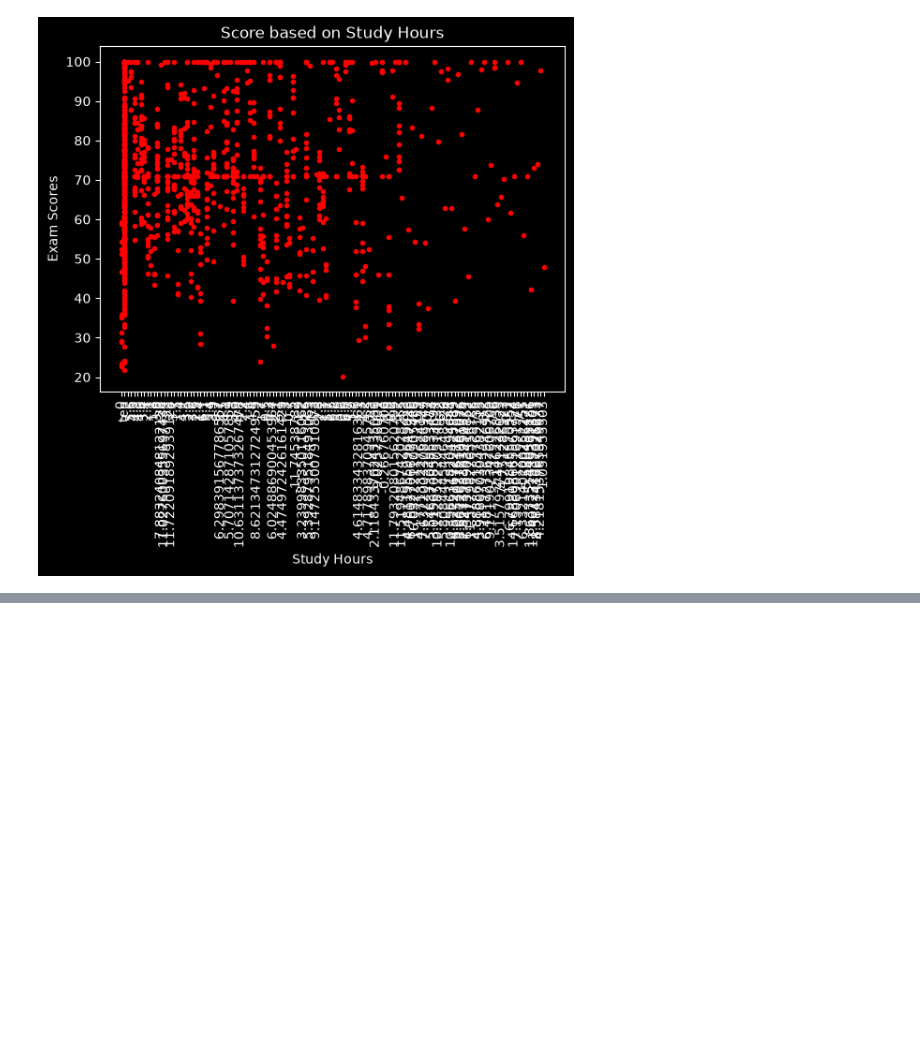
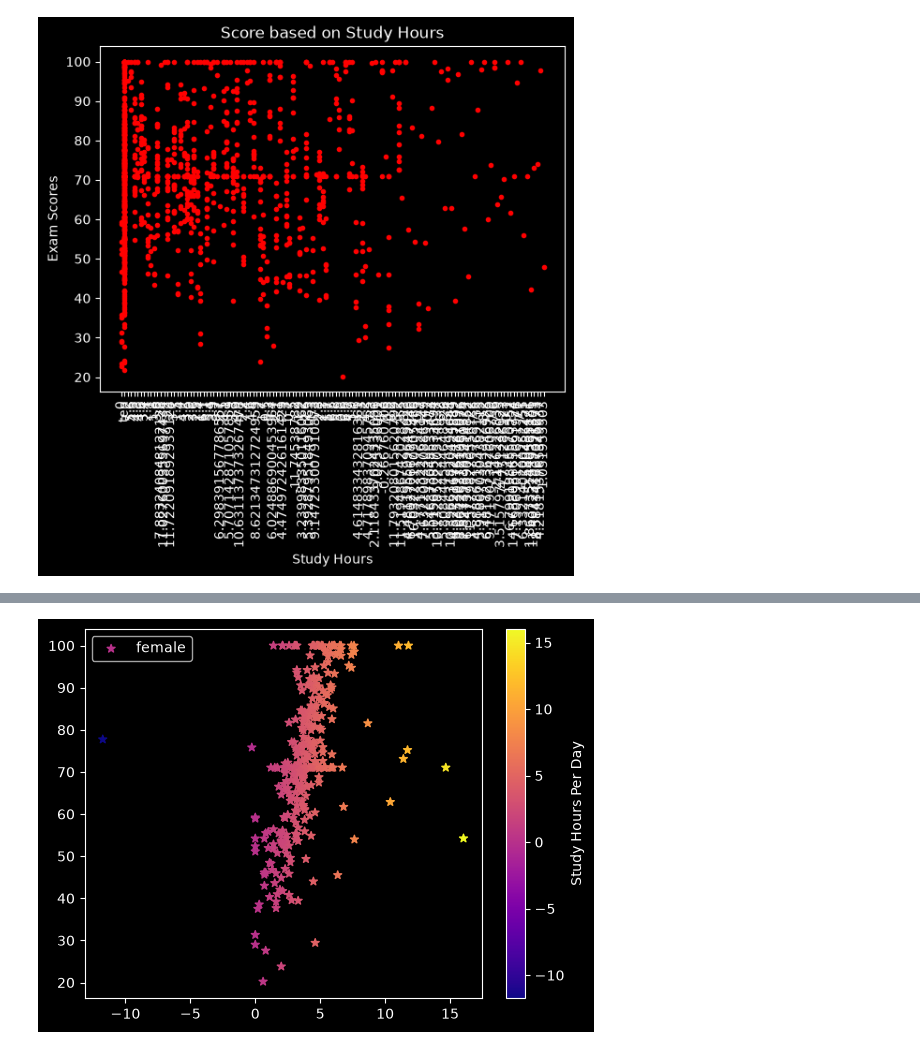
Before and after one commit to masoomk9666/hccda-ai, a Jupyter notebook: matplot01.ipynb, the cells around one changed output, grey strips where cells are left out. Drawn from its saved outputs; the diff is of its cells as text; code cells hidden in the pictures; blank space fills up the shorter version.

```diff
--- a/matplot01.ipynb
+++ b/matplot01.ipynb
@@ -202,0 +217,27 @@ ValueError: 'c' argument must be a color, a sequence of colors, or a sequence of
+# %%
+female['study_hours_per_day'] = pd.to_numeric(
+    female['study_hours_per_day'], errors='coerce'
+)
+
+female['exam_score'] = pd.to_numeric(
+    female['exam_score'], errors='coerce'
+)
+
+female = female.dropna(
+    subset=['study_hours_per_day', 'exam_score']
+)
+
+plt.scatter(
+    female['study_hours_per_day'],
+    female['exam_score'],
+    label="female",
+    marker="*",
+    c=female['study_hours_per_day'],
+    cmap="plasma"
+)
+
+plt.legend()
+plt.colorbar(label="Study Hours Per Day")
+plt.show()
+# %% [output]
+[figure, added]
```
Also changed, not shown: parts of 8 cells of this notebook, 6 other files.
